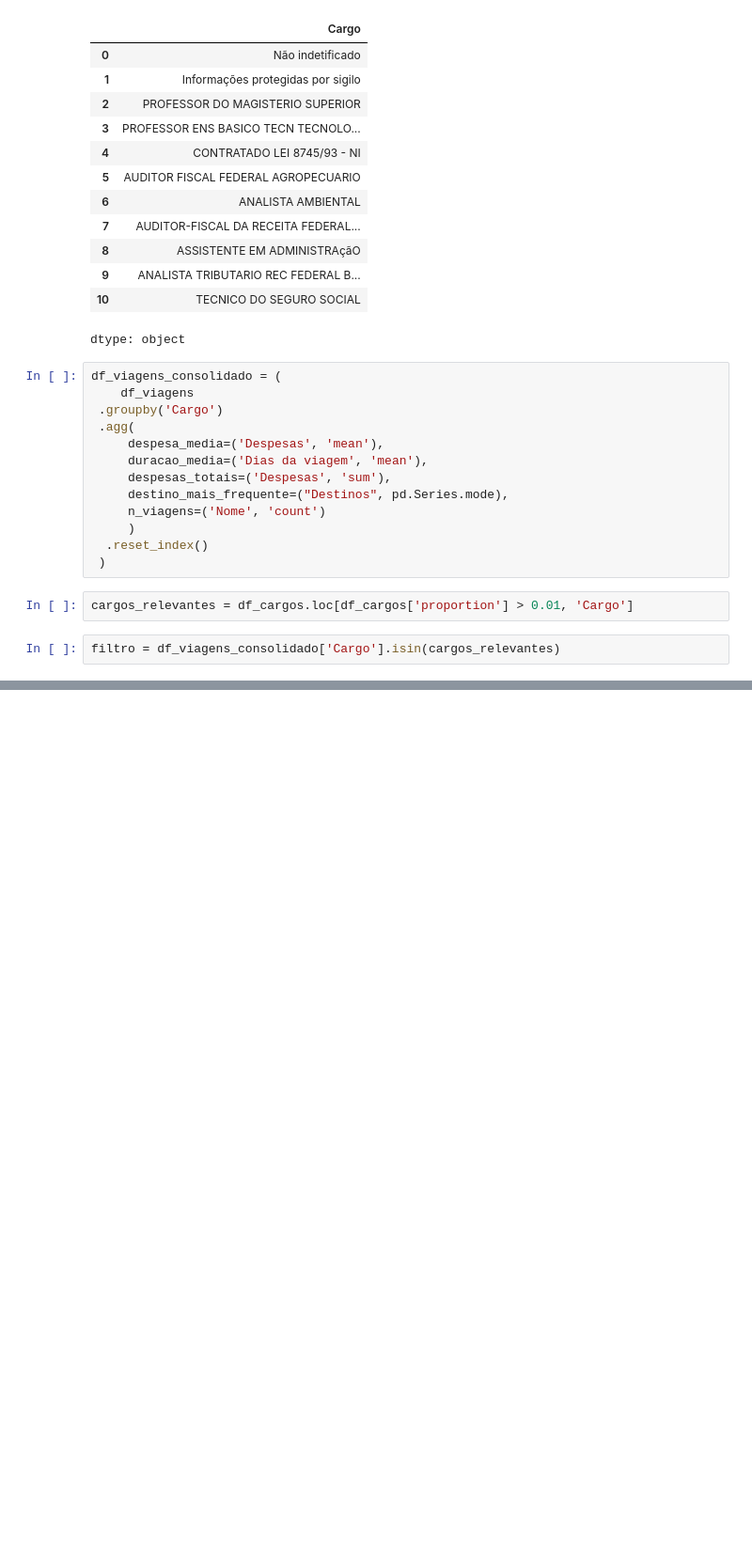
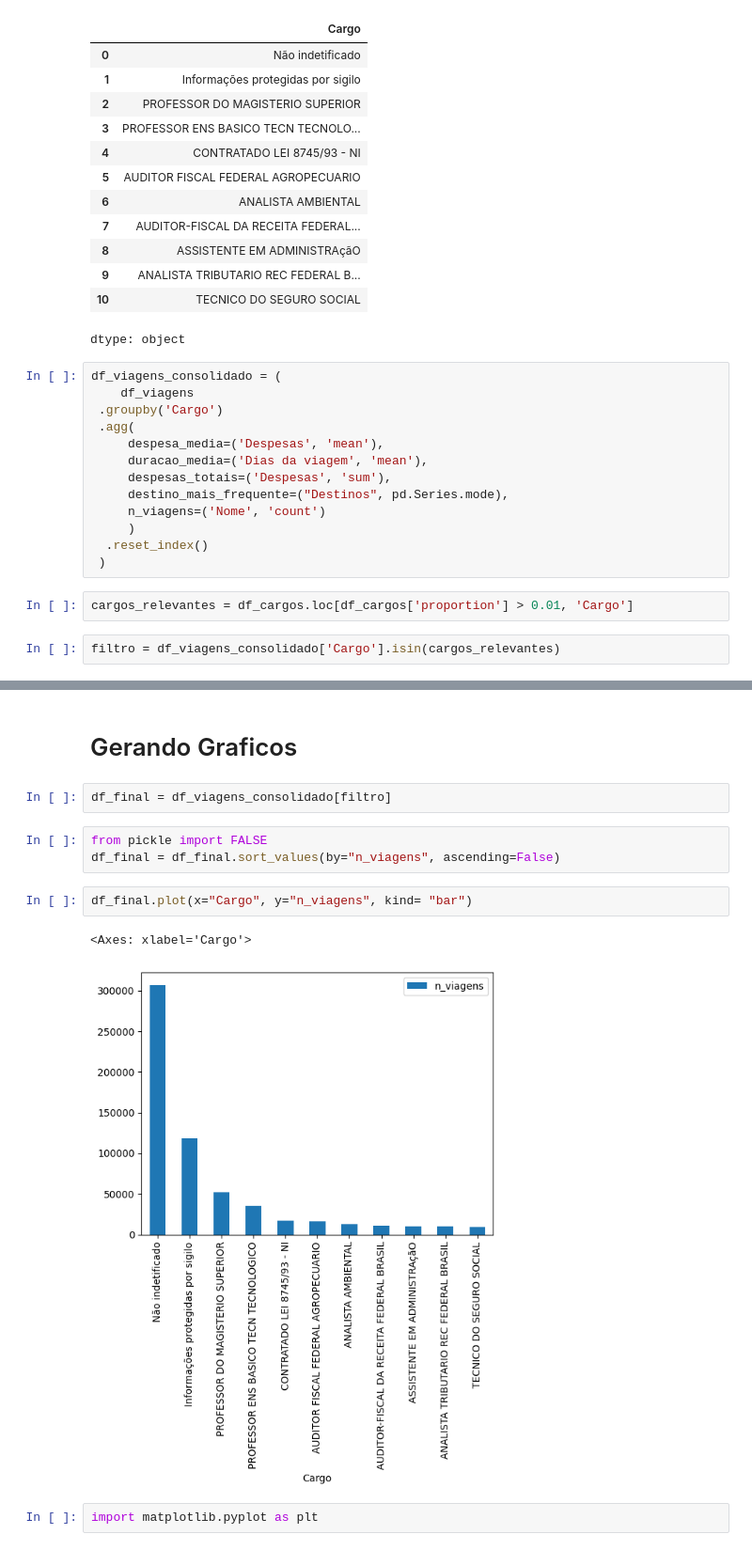
Before and after one commit to Murilo11/Analise-de-Dados-Portal-de-Transparencia, a Jupyter notebook: Analise_De_Dados_do_Portal_da_Transparencia.ipynb, the cells around one changed output, grey strips where cells are left out. Shown: that part at 94% size. Cells and saved outputs as stored; diff of their text form; blank space fills up the shorter version.

Commit message:
Gerando Graficos

```diff
--- a/Analise_De_Dados_do_Portal_da_Transparencia.ipynb
+++ b/Analise_De_Dados_do_Portal_da_Transparencia.ipynb
@@ -524,3 +524,17 @@ df_viagens_consolidado[filtro]
 | 600 | PROFESSOR DO MAGISTERIO SUPERIOR | 2229.22 | 4.01 | 116333953.97 | Brasília/DF | 52186 |
 | 601 | PROFESSOR ENS BASICO TECN TECNOLO... | 1523.25 | 2.40 | 53289458.08 | Brasília/DF | 34984 |
 | 719 | TECNICO DO SEGURO SOCIAL | 4723.55 | 11.07 | 45034315.81 | Brasília/DF | 9534 |
+# %% [markdown]
+# Gerando Graficos
+# %%
+df_final = df_viagens_consolidado[filtro]
+# %%
+from pickle import FALSE
+df_final = df_final.sort_values(by="n_viagens", ascending=False)
+# %%
+df_final.plot(x="Cargo", y="n_viagens", kind= "bar")
+# %% [output]
+<Axes: xlabel='Cargo'>
+[figure, added]
+# %%
+import matplotlib.pyplot as plt
```
Also changed, not shown: parts of 1 cell of this notebook.
